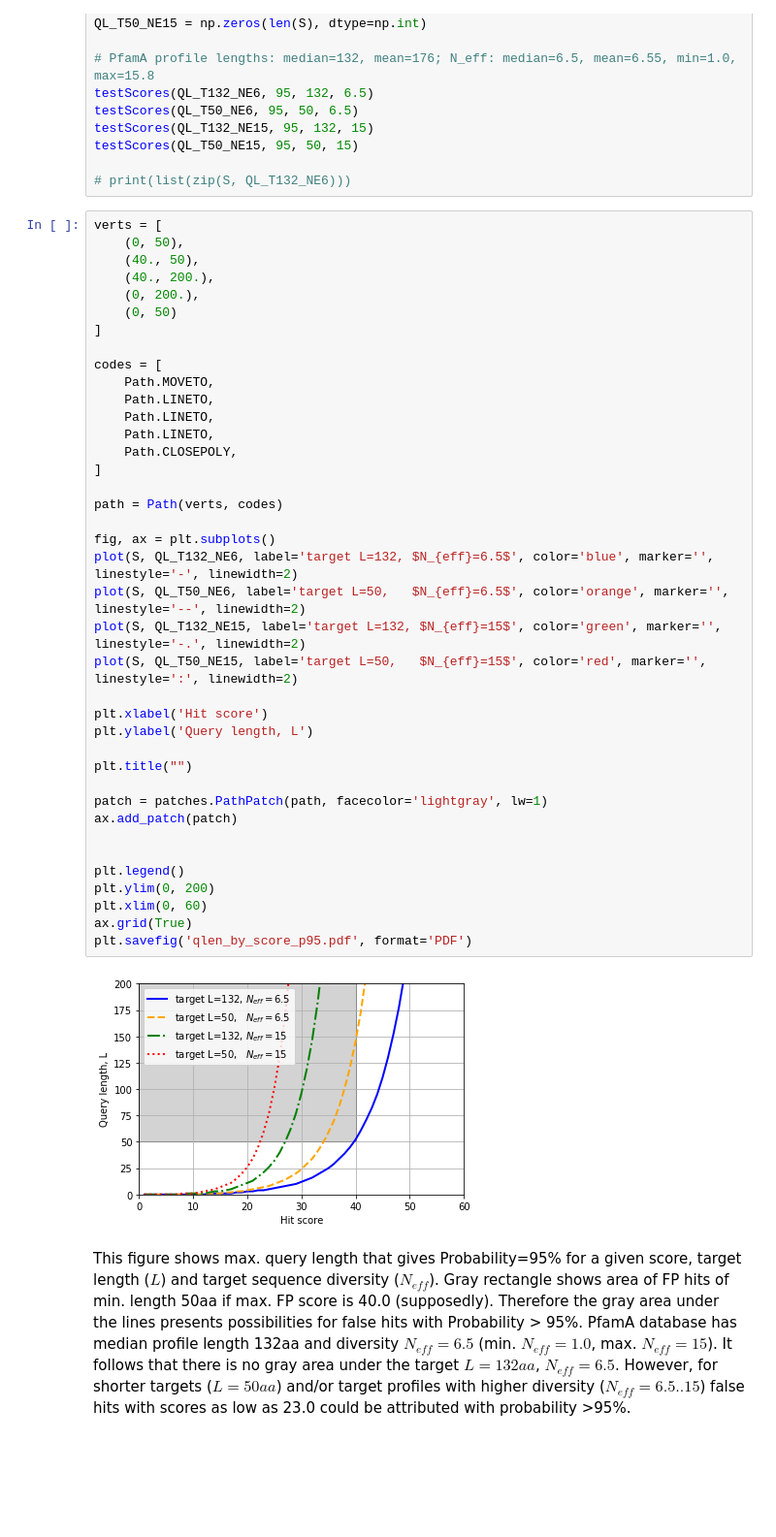
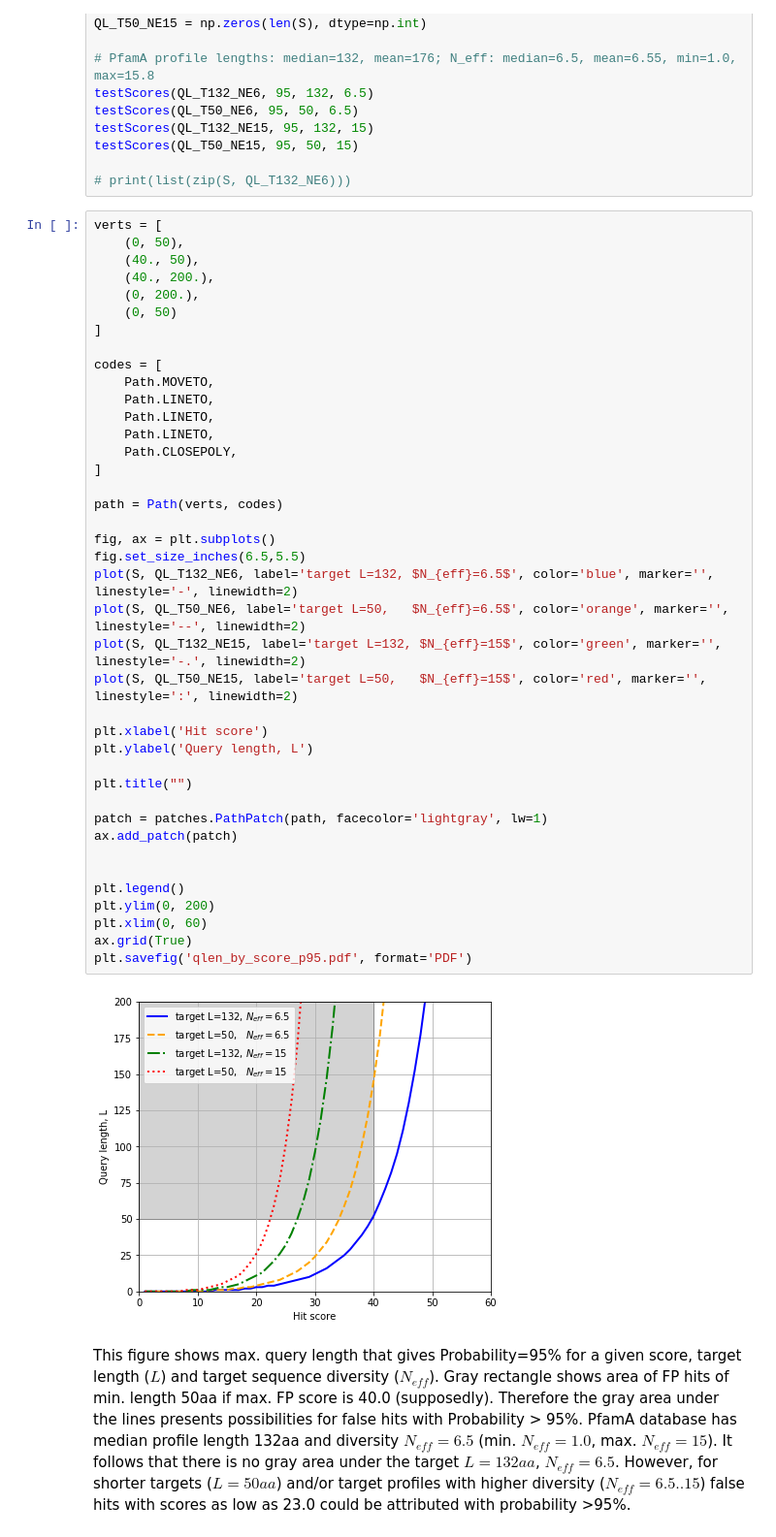
Before and after one commit to Gorbalenya-Lab/hh-suite-notebooks, a Jupyter notebook: test_score.ipynb, the cells around one changed output. Shown: that part at 97% size. Cells and saved outputs as stored; diff of their text form; blank space fills up the shorter version.

Commit message:
WIP - fix sizes, add grid

```diff
--- a/test_score.ipynb
+++ b/test_score.ipynb
@@ -429,34 +461,35 @@ codes = [
     Path.MOVETO,
     Path.LINETO,
     Path.LINETO,
     Path.LINETO,
     Path.CLOSEPOLY,
 ]
 
 path = Path(verts, codes)
 
 fig, ax = plt.subplots()
+fig.set_size_inches(6.5,5.5)
 plot(S, QL_T132_NE6, label='target L=132, $N_{eff}=6.5$', color='blue', marker='', linestyle='-', linewidth=2)
 plot(S, QL_T50_NE6, label='target L=50,   $N_{eff}=6.5$', color='orange', marker='', linestyle='--', linewidth=2)
 plot(S, QL_T132_NE15, label='target L=132, $N_{eff}=15$', color='green', marker='', linestyle='-.', linewidth=2)
 plot(S, QL_T50_NE15, label='target L=50,   $N_{eff}=15$', color='red', marker='', linestyle=':', linewidth=2)
 
 plt.xlabel('Hit score')
 plt.ylabel('Query length, L')
 
 plt.title("")
 
 patch = patches.PathPatch(path, facecolor='lightgray', lw=1)
 ax.add_patch(patch)
 
 
 plt.legend()
 plt.ylim(0, 200)
 plt.xlim(0, 60)
 ax.grid(True)
 plt.savefig('qlen_by_score_p95.pdf', format='PDF')
 # %% [output]
-[figure, old version]
+[figure, new version]
 # %% [markdown]
 This figure shows max. query length that gives Probability=95% for a given score, target length ($L$) and target sequence diversity ($N_{eff}$). Gray rectangle shows area of FP hits of min. length 50aa if max. FP score is 40.0 (supposedly). Therefore the gray area under the lines presents possibilities for false hits with Probability > 95%. PfamA database has median profile length 132aa and diversity $N_{eff}=6.5$ (min. $N_{eff}=1.0$, max. $N_{eff}=15$). It follows that there is no gray area under the target $L=132aa$, $N_{eff}=6.5$. However, for shorter targets ($L=50aa$) and/or target profiles with higher diversity ($N_{eff}=6.5..15$) false hits with scores as low as 23.0 could be attributed with probability >95%.
 # %% [markdown]
```
Also changed, not shown: parts of 3 cells of this notebook, 2 other files.
